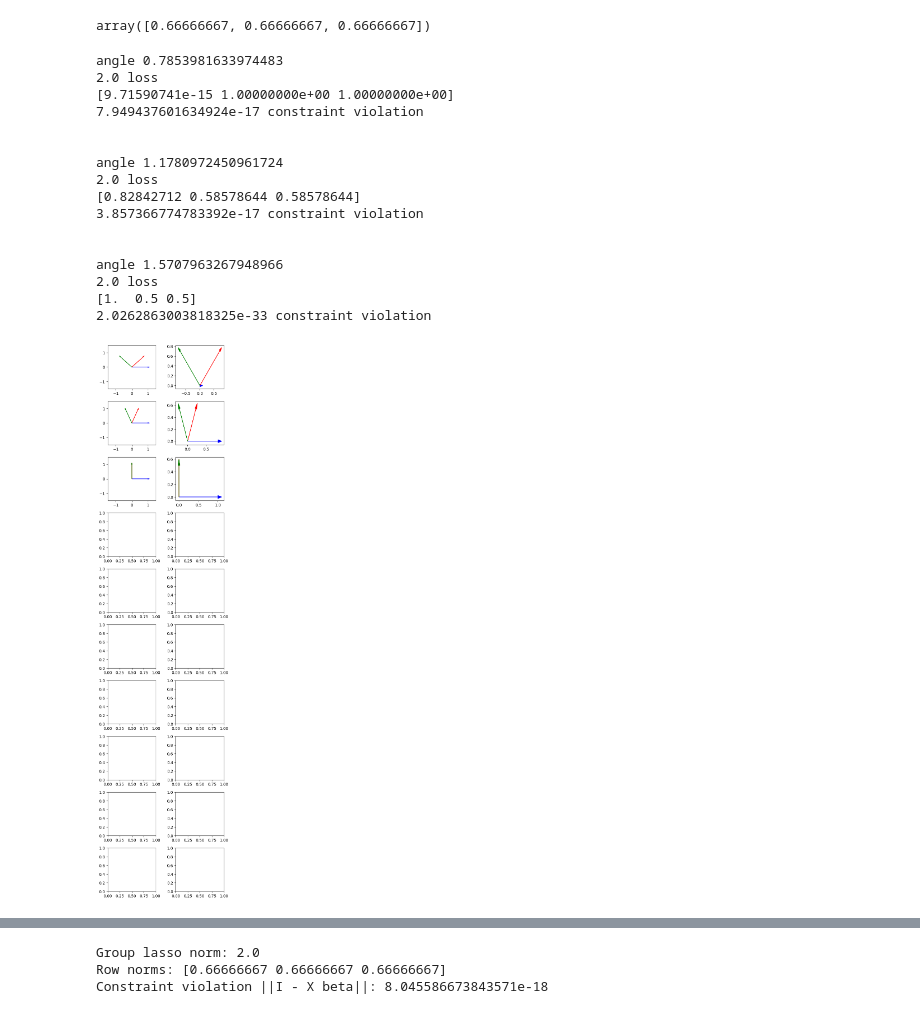
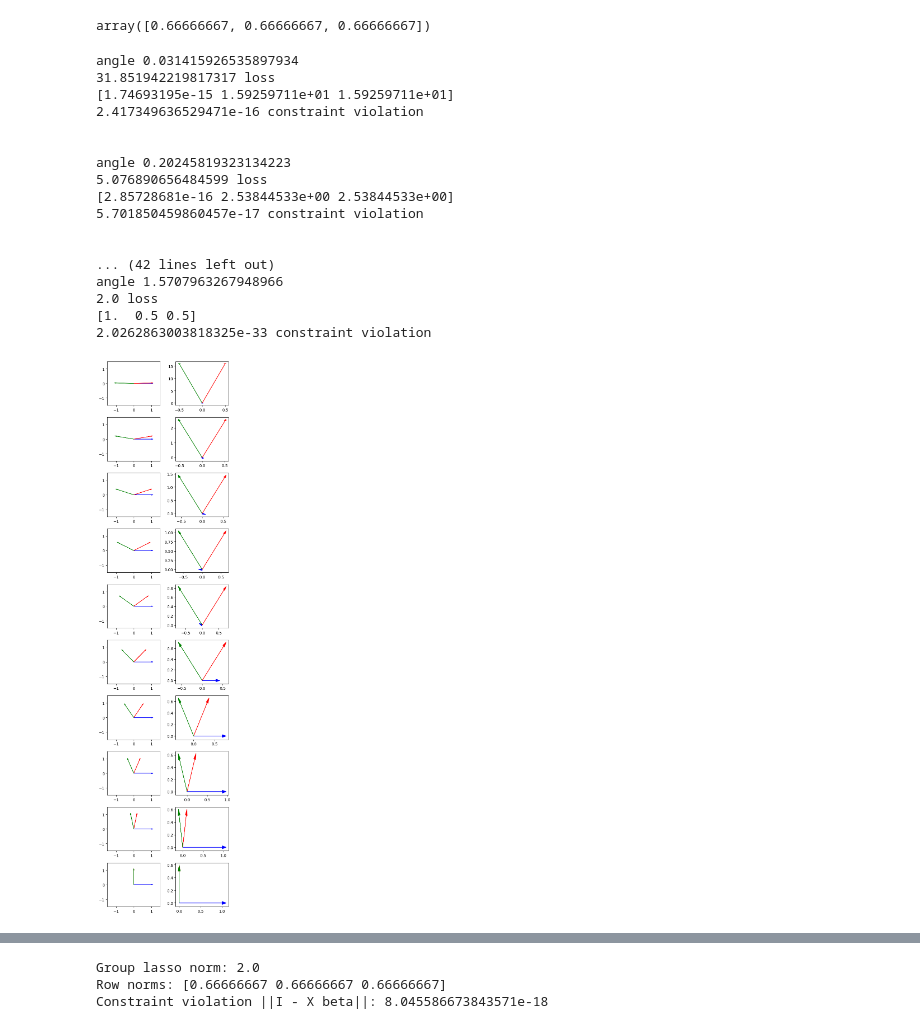
Before and after one commit to sjkoelle/isometry-pursuit, a Jupyter notebook: great.ipynb, the cells around one changed output, grey strips where cells are left out. Cells and saved outputs as stored; diff of their text form; code cells hidden in the pictures.

```diff
--- a/great.ipynb
+++ b/great.ipynb
@@ -550,7 +550,7 @@ D = 2
 
 # Adjusting the layout to have two columns, one for data and one for betas
 # angles = np.linspace(np.pi / 12, np.pi / 2, 10)
-angles = np.linspace(np.pi / 4, np.pi /2 , 3)
+angles = np.linspace(np.pi / 100, np.pi /2 , 10)
 betas = []
 datas = []
 # data = np.asarray([[1,0],[0,1],[0,0],[0,0]]).transpose()
@@ -567,39 +567,40 @@ for angle in angles[:]:
     print(np.linalg.norm(beta, axis = 1))
     print(np.linalg.norm(np.identity(D) - data @ beta), "constraint violation")
 
 
 
 fig, axes = plt.subplots(10, 2, figsize=(5, 20))
 
 # Plot data on the left (first 10 subplots)
 for i, (data,beta) in enumerate(zip(datas,betas)):
     axes[i,0].arrow(0, 0, data[0, 0], data[1,0], head_width=0.05, head_length=0.1, fc='blue', ec='blue')
     axes[i,0].arrow(0, 0, data[0,1], data[1,1], head_width=0.05, head_length=0.1, fc='red', ec='red')
     axes[i,0].arrow(0, 0, data[0,2], data[1,2], head_width=0.05, head_length=0.1, fc='green', ec='green')
     axes[i,0].set_xlim([-1.5,1.5])
     axes[i,0].set_ylim([-1.5,1.5])
     axes[i,1].arrow(0, 0, beta[0, 0], beta[0,1], head_width=0.05, head_length=0.1, fc='blue', ec='blue')
     axes[i,1].arrow(0, 0, beta[1, 0], beta[1,1], head_width=0.05, head_length=0.1, fc='red', ec='red')
     axes[i,1].arrow(0, 0, beta[2,0], beta[2,1], head_width=0.05, head_length=0.1, fc='green', ec='green')
     axes[i,0].set_xlim([-1.5,1.5])
     axes[i,0].set_ylim([-1.5,1.5])
 plt.tight_layout()
 plt.show()
 # %% [output]
-angle 0.7853981633974483
-2.0 loss
-[9.71590741e-15 1.00000000e+00 1.00000000e+00]
-7.949437601634924e-17 constraint violation
+angle 0.031415926535897934
+31.851942219817317 loss
+[1.74693195e-15 1.59259711e+01 1.59259711e+01]
+2.417349636529471e-16 constraint violation
 
 
-angle 1.1780972450961724
-2.0 loss
-[0.82842712 0.58578644 0.58578644]
-3.857366774783392e-17 constraint violation
+angle 0.20245819323134223
+5.076890656484599 loss
+[2.85728681e-16 2.53844533e+00 2.53844533e+00]
+5.701850459860457e-17 constraint violation
 
 
+... (42 lines left out)
 angle 1.5707963267948966
 2.0 loss
 [1.  0.5 0.5]
 2.0262863003818325e-33 constraint violation
-[figure, old version]
+[figure, new version]
```
Also changed, not shown: parts of 1 cell of this notebook, 2 other files.
